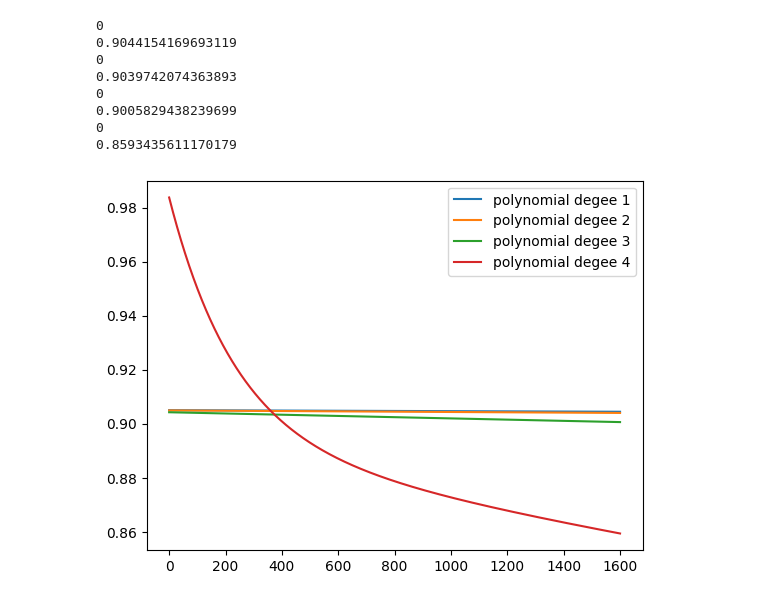
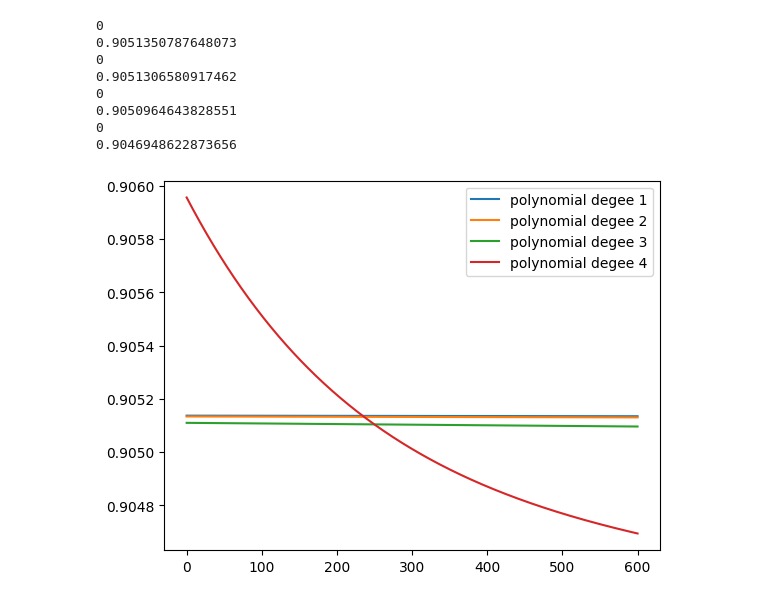
Before and after one commit to Yusup-Badiev/linear_regression, a Jupyter notebook: public_data_milti_variable_linear_regression/car_dataset_price_prediction.ipynb, the cells around one changed output. Cells and saved outputs as stored; diff of their text form; code cells hidden in the pictures.

Commit message:
visualzie a train on 4th degree polynomial

```diff
--- a/public_data_milti_variable_linear_regression/car_dataset_price_prediction.ipynb
+++ b/public_data_milti_variable_linear_regression/car_dataset_price_prediction.ipynb
@@ -115,36 +115,39 @@ for x in polynomial_architectures:
         mean = x[:, i:i+1].mean()
         std_dev = x[:, i:i+1].std()
         x[:, i:i+1] = (x[:, i:i+1] - mean) / std_dev / 100
 
+    # Devide all values in training set by 100 to avoid overflow error with high degree polynomials
+    x /= 10
+
 cost_histories = []
 
 for i in range(polynomial_degree):
     _,_, cost_history = run_linear_regression(polynomial_architectures[i], y)
     cost_histories.append(cost_history)
 
 for i in range(len(cost_histories)):
     x = cost_histories[i]
     # skip the first 400 training iterations in our visualiztion make the differaces in the lines in our graph visable.
-    plt.plot(x[400:], label = f"polynomial degee {i+1}")
+    plt.plot(x[1600:], label = f"polynomial degee {i+1}")
 
 plt.legend()
 plt.show()
 
 for architecture in polynomial_architectures:
     # run_linear_regression(architecture, y)
     # Get train set x and y
     # Get validation set x and y
     # Train on train set
     # Save cost of traing set
     # Save cost of validation set
     pass
 # %% [output]
 0
-0.9044154169693119
+0.9051350787648073
 0
-0.9039742074363893
+0.9051306580917462
 0
-0.9005829438239699
+0.9050964643828551
 0
-0.8593435611170179
+0.9046948622873656
-[figure, old version]
+[figure, new version]
```
